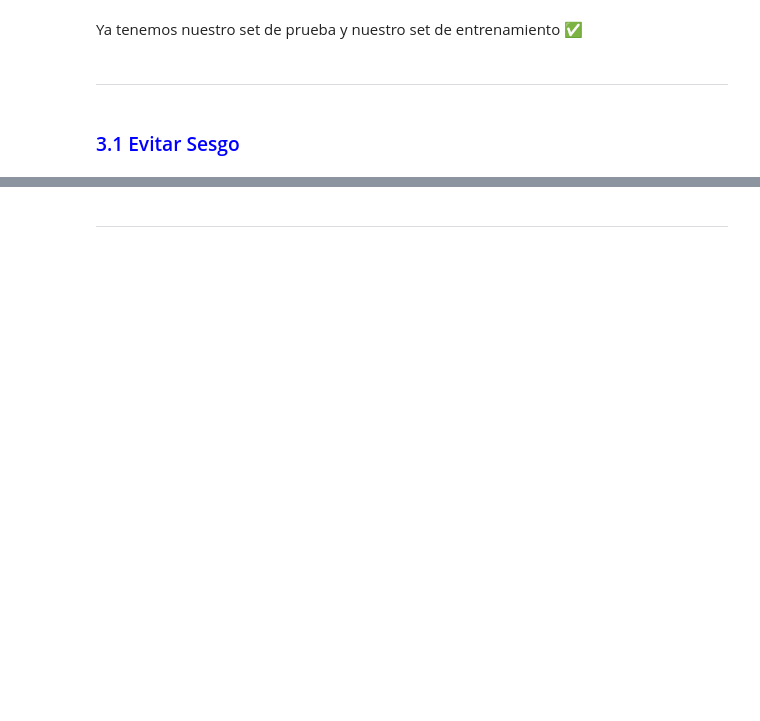
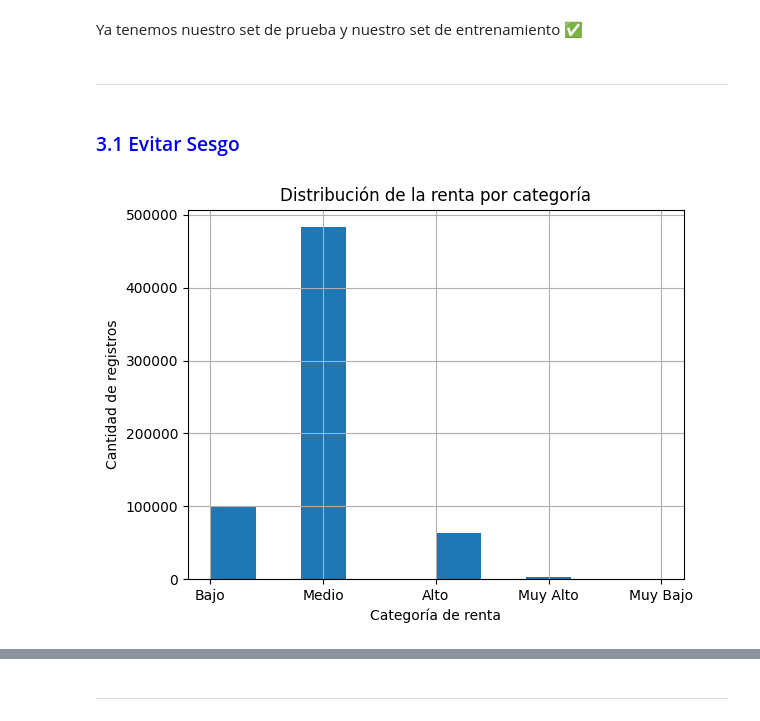
Before and after one commit to abrahajam/BIG-DATA-E-IA, a Jupyter notebook: ejercicio 1 de diciembre/ML1 (1).ipynb, the cells around one changed output, grey strips where cells are left out. Saved outputs shown, nothing was run; the diff lists cells and outputs as text; code cells hidden in the pictures; blank space fills up the shorter version.

```diff
--- a/ejercicio 1 de diciembre/ML1 (1).ipynb
+++ b/ejercicio 1 de diciembre/ML1 (1).ipynb
@@ -141,20 +515,22 @@ Ya tenemos nuestro set de prueba y nuestro set de entrenamiento ✅
 # %%
 import pandas as pd
 import matplotlib.pyplot as plt
 import numpy as np
 
 # Crear categorías de renta
-df_filtered["income_cat"] = pd.cut(
-    df_filtered["Income_Euros"],       # variable continua
+data["income_cat"] = pd.cut(
+    data["Income_Euros"],       # variable continua
     bins=[0, 10000, 20000, 30000, 40000, np.inf],   # 5 niveles
-    labels=[1,2,3,4,5]
+    labels=["Muy Bajo", "Bajo", "Medio", "Alto", "Muy Alto"]
 )
 
 # Histograma de categorías
-df_filtered["income_cat"].hist()
+data["income_cat"].hist()
 plt.title("Distribución de la renta por categoría")
 plt.xlabel("Categoría de renta")
 plt.ylabel("Cantidad de registros")
 plt.show()
+# %% [output]
+[figure, added]
 # %%
 #Verificar que no existen datos en el bin #1
```
Also changed, not shown: parts of 52 cells of this notebook, 1 other file.
